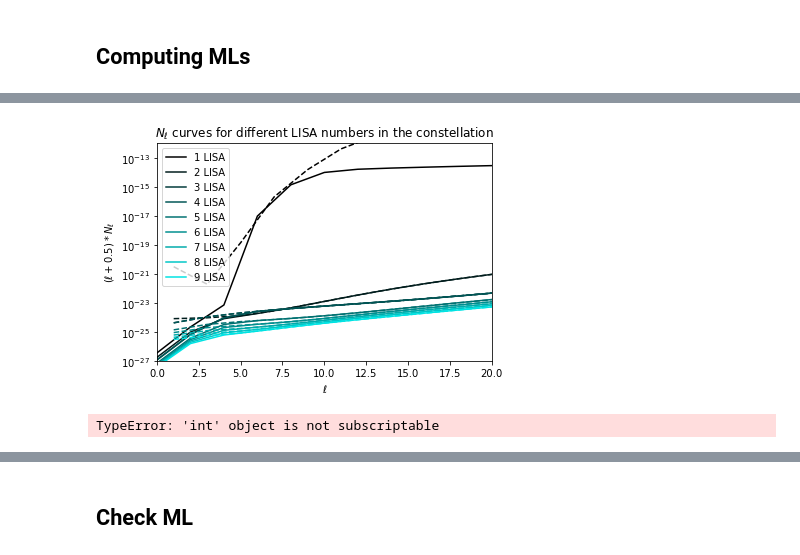
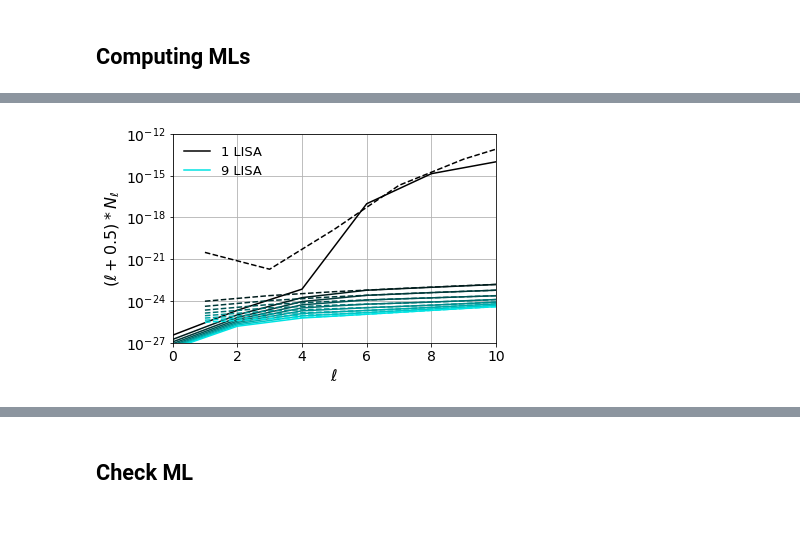
Before and after one commit to damonge/schNell, a Jupyter notebook: mlisa_test.ipynb, the cells around one changed output, grey strips where cells are left out. Cells and saved outputs as stored; diff of their text form; code cells hidden in the pictures; blank space fills up the shorter version.

```diff
--- a/mlisa_test.ipynb
+++ b/mlisa_test.ipynb
@@ -85,0 +190,3 @@ def choose_color(i, n, st_c=start_color, en_c=end_color):
+# %%
+with open('npy_saves/nlA.npy', 'rb') as file:
+    nlA = np.load(file)
@@ -85,0 +267,7 @@ def choose_color(i, n, st_c=start_color, en_c=end_color):
+# %%
+with open('npy_saves/nl_ML3.npy', 'rb') as file:
+    nl_ML3 = np.load(file)
+with open('npy_saves/nlL.npy', 'rb') as file:
+    nlL = np.load(file)
+with open('npy_saves/nl_ML2.npy', 'rb') as file:
+    nl_ML2= np.load(file)
@@ -98,11 +297,11 @@ ML9 done at 12:09:25
 # %%
 with open('npy_saves/nlL.npy', 'rb') as file:
     nlL = np.load(file)
-with open('npy_saves/nlTL.npy', 'rb') as file:
-    nlTL = np.load(file)
+with open('npy_saves/nl_ML2.npy', 'rb') as file:
+    nl_ML2 = np.load(file)
 with open('npy_saves/nl_ML3.npy', 'rb') as file:
     nl_ML3 = np.load(file)
-with open('npy_saves/nl_ML3.npy', 'rb') as file:
+with open('npy_saves/nl_ML4.npy', 'rb') as file:
     nl_ML4 = np.load(file)
 with open('npy_saves/nl_ML5.npy', 'rb') as file:
     nl_ML5 = np.load(file)
@@ -116,44 +315,49 @@ with open('npy_saves/nl_ML9.npy', 'rb') as file:
     nl_ML9 = np.load(file)
 
 nb_lisas = np.arange(1, 10)
-nl_MLs = np.array([nlL, nlTL, nl_ML3, nl_ML4, nl_ML5, nl_ML6, nl_ML7, nl_ML8, nl_ML9])
+nl_MLs = np.array([nlL, nl_ML2, nl_ML3, nl_ML4, nl_ML5, nl_ML6, nl_ML7, nl_ML8, nl_ML9])
 # %%
 ls = np.arange(len(nlL))
 
-for i in range(len(nb_lisas)):
-    plt.plot(ls[::2], ((ls+.5)*nl_MLs[i])[::2], color=choose_color(i, len(nb_lisas)), label=f'{nb_lisas[i]} LISA')
-    plt.plot(ls[1::2], ((ls+.5)*nl_MLs[i])[1::2], '--', color=choose_color(i, len(nb_lisas)))
+for i in range(len(nl_MLs)):
+    if i==0 or i==len(nl_MLs) -1:
+        plt.plot(ls[::2], ((ls+.5)*nl_MLs[i])[::2], '-', color=choose_color(i, len(nl_MLs)), label=f'{nb_lisas[i]} LISA')
+    else:
+        plt.plot(ls[::2], ((ls+.5)*nl_MLs[i])[::2], '-', color=choose_color(i, len(nl_MLs)))
+    plt.plot(ls[1::2], ((ls+.5)*nl_MLs[i])[1::2], '--', color=choose_color(i, len(nl_MLs)))
 """
 plt.plot(ls[1::2], ((ls+.5)*nlL)[1::2], '--', label='1 LISA')
 plt.plot(ls[1::2], ((ls+.5)*nlTL)[1::2], '--', label='2 LISAs')
 plt.plot(ls[1::2], ((ls+.5)*nl_ML3)[1::2], '--', label='3 LISAs')
 plt.plot(ls[1::2], ((ls+.5)*nl_ML5)[1::2], '--', label='5 LISAs')
 plt.plot(ls[1::2], ((ls+.5)*nl_ML6)[1::2], '--', label='6 LISAs')
 plt.plot(ls[1::2], ((ls+.5)*nl_ML7)[1::2], '--', label='7 LISAs')
 plt.plot(ls[1::2], ((ls+.5)*nl_ML8)[1::2], '--', label='8 LISAs')
 plt.plot(ls[1::2], ((ls+.5)*nl_ML9)[1::2], '--', label='9 LISAs')
 
 
 
 plt.plot(ls[::2], ((ls+.5)*nlL)[::2], label='1 LISA')
 plt.plot(ls[::2], ((ls+.5)*nlTL)[::2], label='2 LISAs')
 plt.plot(ls[::2], ((ls+.5)*nl_ML3)[::2], label='3 LISAs')
 plt.plot(ls[::2], ((ls+.5)*nl_ML5)[::2], label='5 LISAs')
 plt.plot(ls[::2], ((ls+.5)*nl_ML6)[::2], label='6 LISAs')
 plt.plot(ls[::2], ((ls+.5)*nl_ML7)[::2], label='7 LISAs')
 plt.plot(ls[::2], ((ls+.5)*nl_ML8)[::2], label='8 LISAs')
 plt.plot(ls[::2], ((ls+.5)*nl_ML9)[::2], label='9 LISAs')
 """
 plt.yscale('log')
-plt.legend()
-plt.xlim(0, 20)
+plt.legend(frameon=False, loc='upper left')
+plt.xlim(0, 10)
 plt.ylim(1e-27, 1e-12)
-plt.xlabel('$\ell$')
-plt.ylabel('$(\ell + 0.5) * N_\ell$')
-plt.title('Evolution of $N_\ell$ curve with number of LISA')
-plt.title('$N_\ell$ curves for different LISA numbers in the constellation')
-plt.savefig('nell_mls')
+plt.xlabel('$\ell$', fontsize=16)
+plt.ylabel('$(\ell + 0.5) * N_\ell$', fontsize=16)
+plt.grid()
+#plt.title('Evolution of $N_\ell$ curve with number of LISA')
+#plt.title('$N_\ell$ curves for different LISA numbers in the constellation')
+plt.tight_layout()
+plt.savefig('figs_v2/nell_ml.pdf')
 plt.show();
 # %% [output]
-[figure, old version]
+[figure, new version]
 # %%
@@ -172,7 +384,2 @@ def compare_ML(ell, nbl=nb_lisas, nl_mlisas=nl_MLs, relative=False, show=True, s
     if show:
         plt.show();
-# %%
-for l in range(10):
-    compare_ML(l[2:], nbl=nb_lisas[2:], relative=True, save=True)
-# %% [output]
-TypeError: 'int' object is not subscriptable
```
Also changed, not shown: parts of 17 cells of this notebook.
